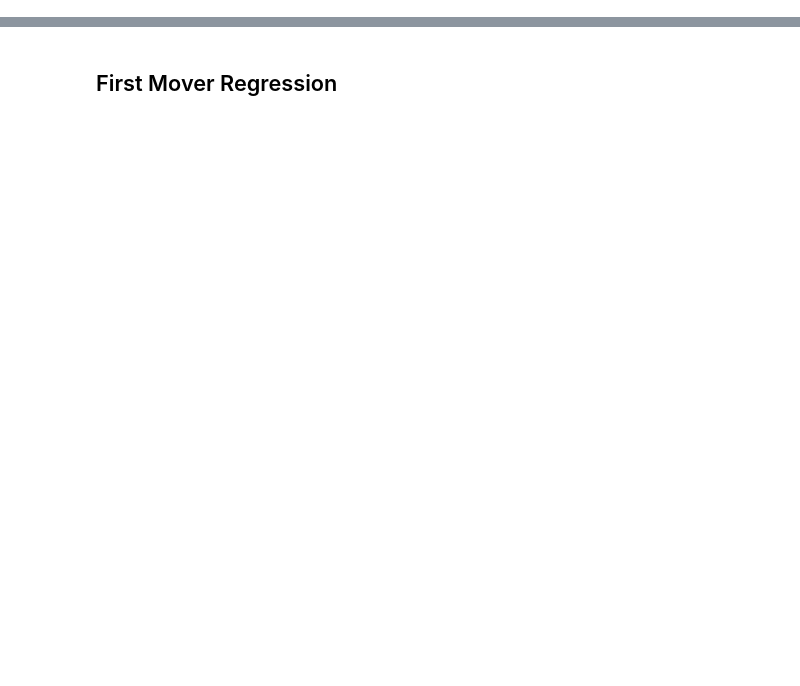
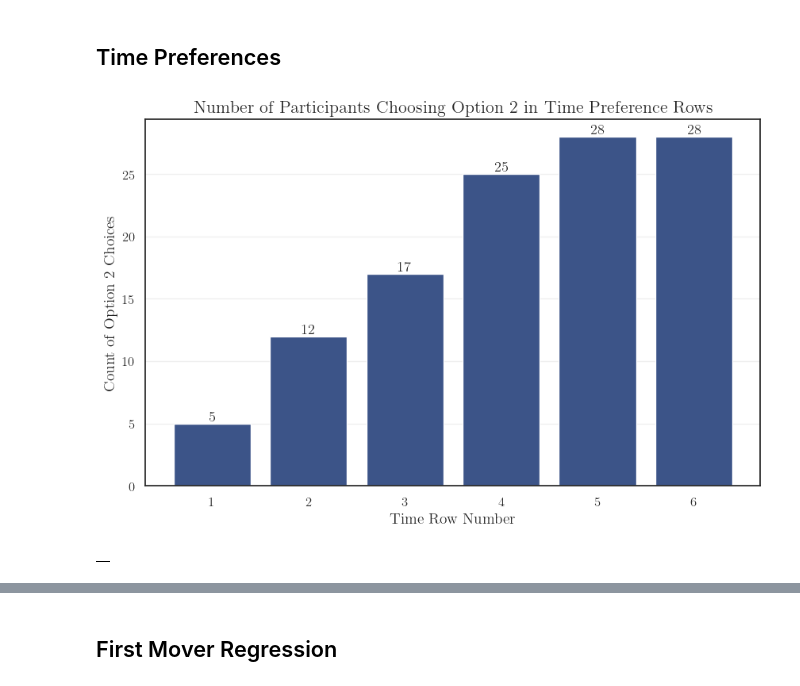
Before and after one commit to NicolasRoever/bargaining_experiment_analysis, a Jupyter notebook: src/bargaining_analysis/main_results/sandbox.ipynb, the cells around one changed output, grey strips where cells are left out. Saved outputs shown, nothing was run; the diff lists cells and outputs as text; code cells hidden in the pictures; blank space fills up the shorter version.

Commit message:
Update descriptive data

```diff
--- a/src/bargaining_analysis/main_results/sandbox.ipynb
+++ b/src/bargaining_analysis/main_results/sandbox.ipynb
@@ -8,0 +40,2 @@ from pystout import pystout
+# %%
+df = pd.read_pickle("/Users/nicolasroever/Dropbox/Promotion/Bargaining/bargaining_experiment_analysis/bld/data/one_sided_with_TA.pkl")
@@ -8,0 +45,34 @@ from pystout import pystout
+# %% [markdown]
+## Time Preferences
+# %%
+df_round33 = df[df['round'] == 33]
+
+# Calculate counts of value 2 for each time_row column
+counts = []
+for i in range(1, 7):
+    col = f'time_row_{i}'
+    count = (df_round33[col] == 2).sum()
+    counts.append(count)
+
+# Create the plot
+plt.figure(figsize=(10, 6))
+bars = plt.bar(range(1, 7), counts)
+
+# Add value labels on top of each bar
+for bar in bars:
+    height = bar.get_height()
+    plt.text(bar.get_x() + bar.get_width()/2., height,
+            f'{int(height)}',
+            ha='center', va='bottom')
+
+# Customize the plot
+plt.title('Number of Participants Choosing Option 2 in Time Preference Rows')
+plt.xlabel('Time Row Number')
+plt.ylabel('Count of Option 2 Choices')
+plt.xticks(range(1, 7))
+plt.grid(axis='y', alpha=0.3)
+
+# Show the plot
+plt.show()
+# %% [output]
+[figure, added]
@@ -8,0 +103,4 @@ from pystout import pystout
+# %%
+violations_df
+# %% [output]
+|  |
```
Also changed, not shown: parts of 20 cells of this notebook, 18 other files.
